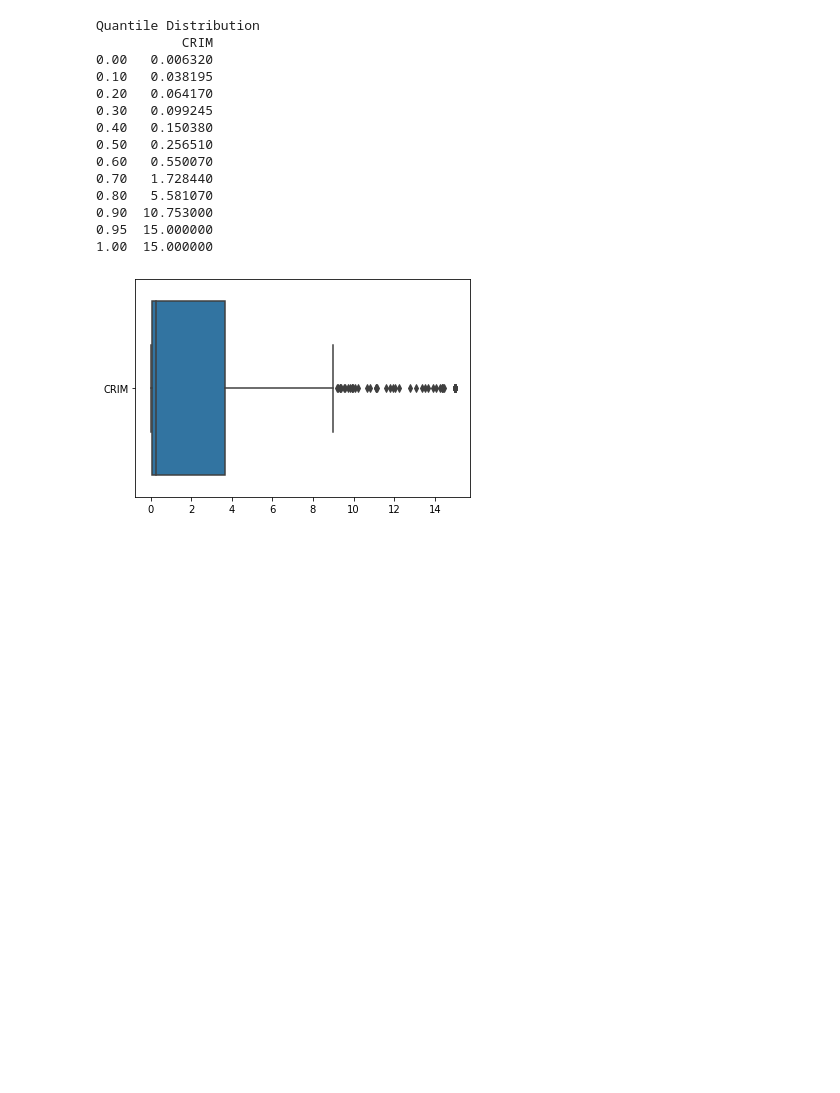
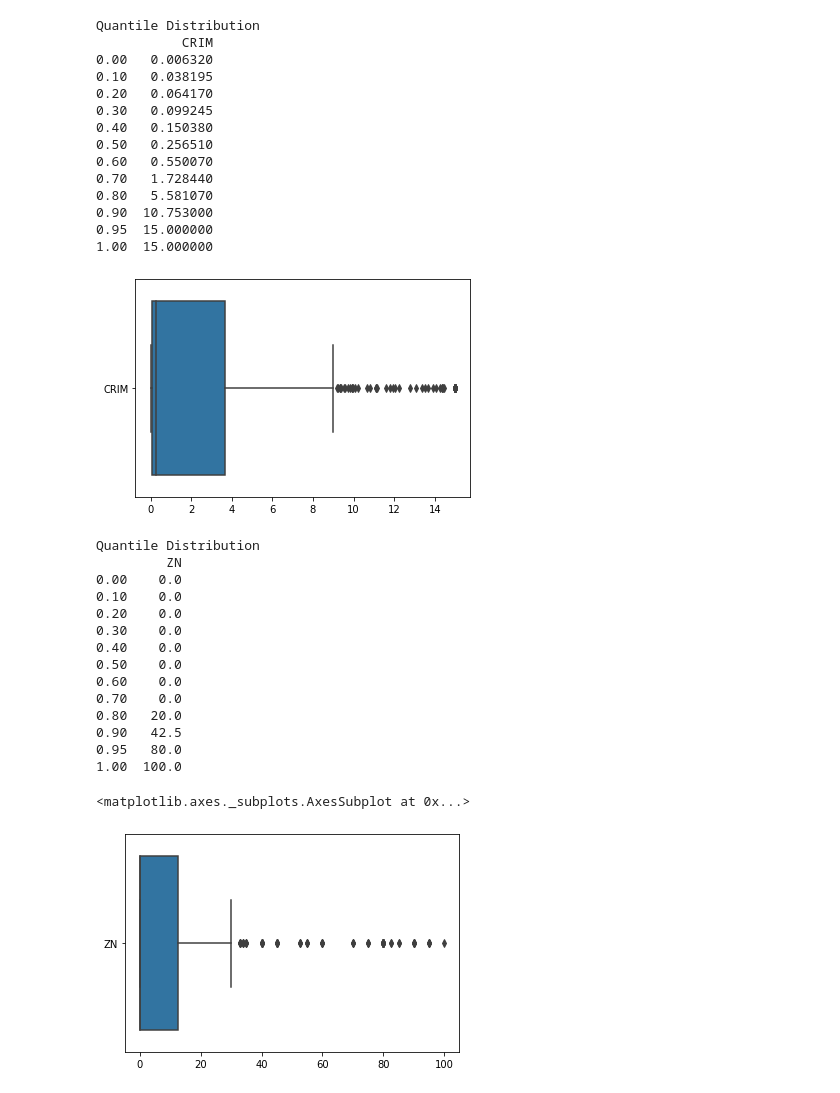
Before and after one commit to sandipanpaul21/Machine-Learning-in-Python-Code, a Jupyter notebook: 07_Simple_and_Multiple_Regression.ipynb, the cells around one changed output. Cells and saved outputs as stored; diff of their text form; code cells hidden in the pictures; blank space fills up the shorter version.

```diff
--- a/07_Simple_and_Multiple_Regression.ipynb
+++ b/07_Simple_and_Multiple_Regression.ipynb
@@ -321,14 +321,16 @@ calc_vif(independent_variables).sort_values("VIF")
 independent_variables = independent_variables.drop(['RM', 'TAX', 'PTRATIO'], axis = 1)
 # %%
 # Now check Outlier in the data
+# Column Wise Checking
 
+# CRIM Column
 print("Quantile Distribution")
 print(pd.DataFrame(independent_variables['CRIM'].quantile([0, 0.1, 0.2, 0.3, 0.4, 0.5, 0.6, 0.7, 0.8, 0.9,0.95 ,1])))
 sns.boxplot(data = independent_variables, orient = 'h', order = ['CRIM'])
 
 # Inference :
 # Capping to 95% Datapoints
-independent_variables['CRIM'] = np.where(independent_variables['CRIM'] > 15, 15, independent_variables['CRIM'])
+independent_variables['CRIM'] = np.where(independent_variables['CRIM'].round(1) > 15.0, 15.0, independent_variables['CRIM'])
 # %% [output]
 Quantile Distribution
            CRIM
@@ -345,3 +347,29 @@ Quantile Distribution
 0.95  15.000000
 1.00  15.000000
 [figure]
+# %%
+# ZN Column
+
+print("Quantile Distribution")
+print(pd.DataFrame(independent_variables['ZN'].quantile([0, 0.1, 0.2, 0.3, 0.4, 0.5, 0.6, 0.7, 0.8, 0.9,0.95 ,1])))
+sns.boxplot(data = independent_variables, orient = 'h', order = ['ZN'])
+
+# Inference :
+# Most Values (70%) data points are zero. So lets not do any capping !!
+# %% [output]
+Quantile Distribution
+         ZN
+0.00    0.0
+0.10    0.0
+0.20    0.0
+0.30    0.0
+0.40    0.0
+0.50    0.0
+0.60    0.0
+0.70    0.0
+0.80   20.0
+0.90   42.5
+0.95   80.0
+1.00  100.0
+<matplotlib.axes._subplots.AxesSubplot at 0x...>
+[figure, added]
```
Also changed, not shown: parts of 9 cells of this notebook.
